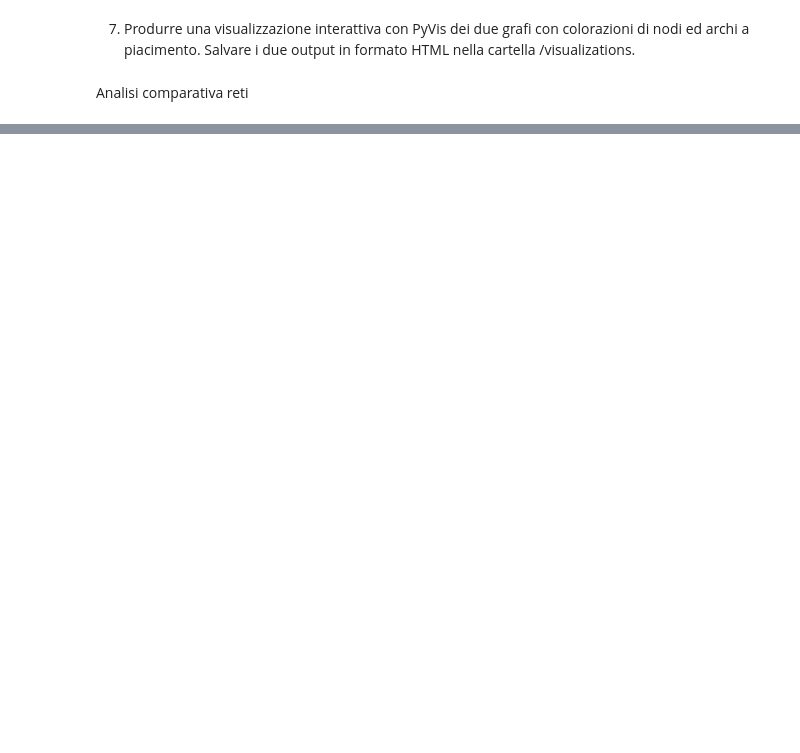
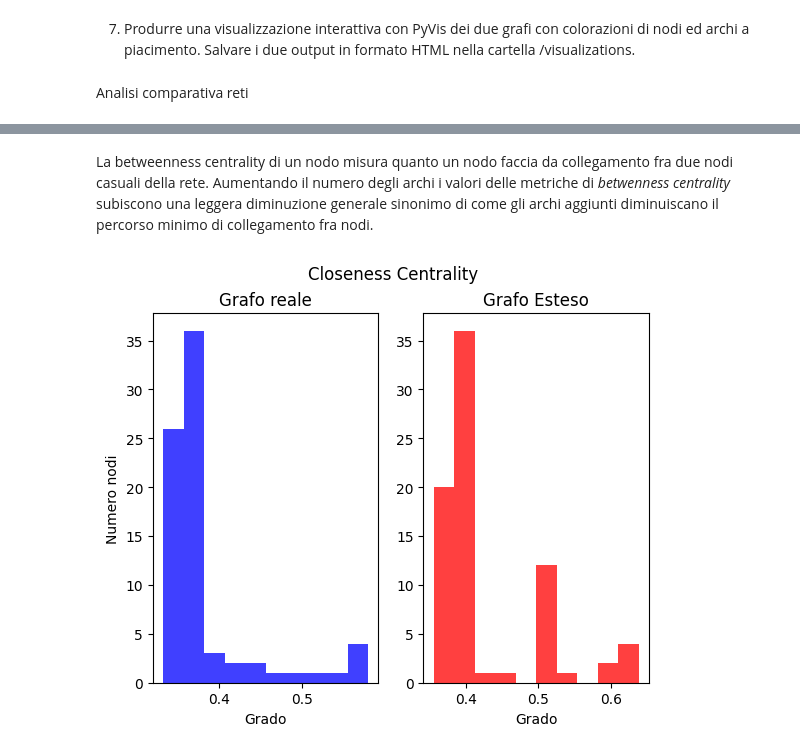
Before and after one commit to Vegaz10/Coautori_SocialComputing, a Jupyter notebook: progetto-Bariviera_Massarutto_Mattarelli_Puzzer.ipynb, the cells around one changed output, grey strips where cells are left out. Saved outputs shown, nothing was run; the diff lists cells and outputs as text; code cells hidden in the pictures; blank space fills up the shorter version.

```diff
--- a/progetto-Bariviera_Massarutto_Mattarelli_Puzzer.ipynb
+++ b/progetto-Bariviera_Massarutto_Mattarelli_Puzzer.ipynb
@@ -712,0 +587,9 @@ plt.hist(coauthorship_extended_df['HITS Authorities'],
+# %% [markdown]
+La betweenness centrality di un nodo misura quanto un nodo faccia da collegamento fra due nodi casuali della rete.
+Aumentando il numero degli archi i valori delle metriche di _betwenness centrality_ subiscono una leggera diminuzione generale sinonimo di come gli archi aggiunti diminuiscano il percorso minimo di collegamento fra nodi.
+# %%
+## Closeness Centrality
+
+index_plotter('Closeness Centrality', 'Grado', 'Numero nodi')
+# %% [output]
+[figure, added]
```
Also changed, not shown: parts of 19 cells of this notebook, 7 other files.
